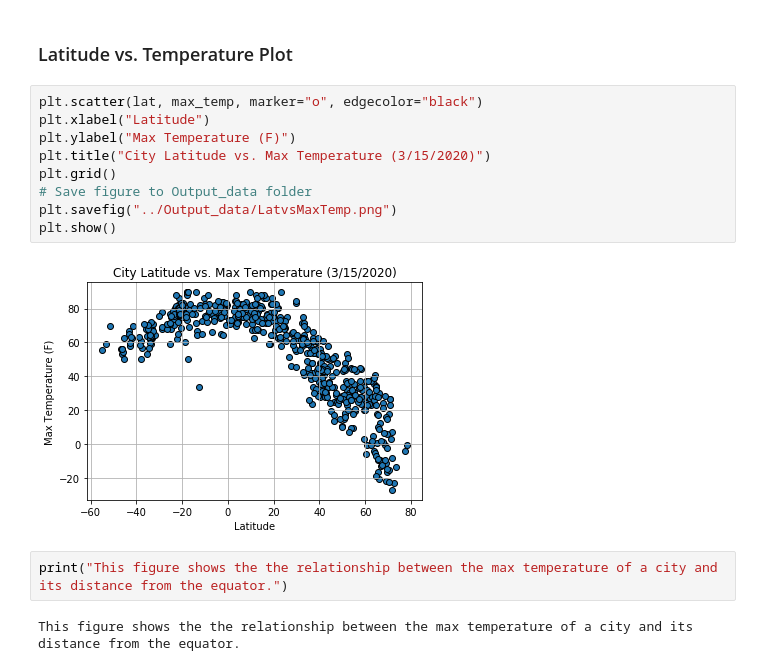
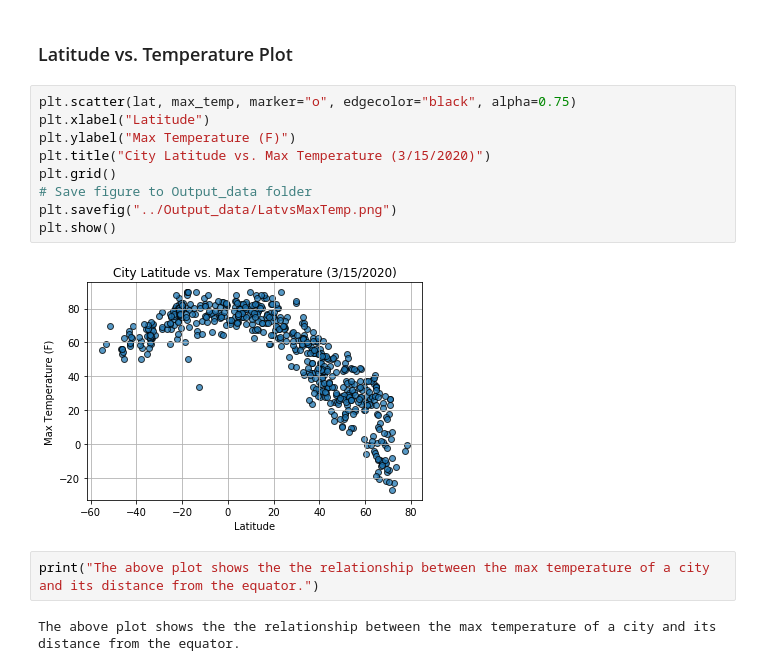
Before and after one commit to jnugent13/python-api-challenge, a Jupyter notebook: WeatherPy/WeatherPy.ipynb, the cells around one changed output. Drawn from its saved outputs; the diff is of its cells as text.

Commit message:
Created plot for latitude vs. max temperature

```diff
--- a/WeatherPy/WeatherPy.ipynb
+++ b/WeatherPy/WeatherPy.ipynb
@@ -165,17 +165,17 @@ Save the plotted figures as .pngs.
 # %% [markdown]
 ### Latitude vs. Temperature Plot
 # %%
-plt.scatter(lat, max_temp, marker="o", edgecolor="black")
+plt.scatter(lat, max_temp, marker="o", edgecolor="black", alpha=0.75)
 plt.xlabel("Latitude")
 plt.ylabel("Max Temperature (F)")
 plt.title("City Latitude vs. Max Temperature (3/15/2020)")
 plt.grid()
 # Save figure to Output_data folder
 plt.savefig("../Output_data/LatvsMaxTemp.png")
 plt.show()
 # %% [output]
-[figure, old version]
+[figure, new version]
 # %%
-print("This figure shows the the relationship between the max temperature of a city and its distance from the equator.")
+print("The above plot shows the the relationship between the max temperature of a city and its distance from the equator.")
 # %% [output]
-This figure shows the the relationship between the max temperature of a city and its distance from the equator.
+The above plot shows the the relationship between the max temperature of a city and its distance from the equator.
```
Also changed, not shown: 1 other file.
